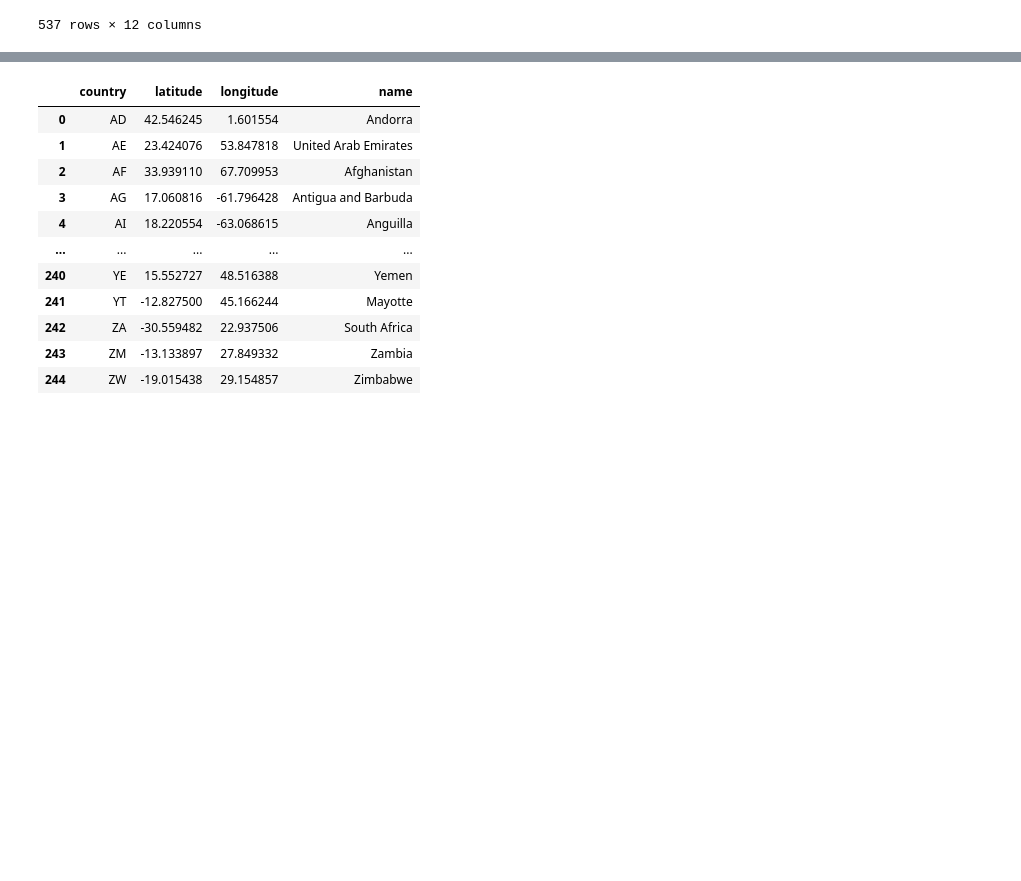
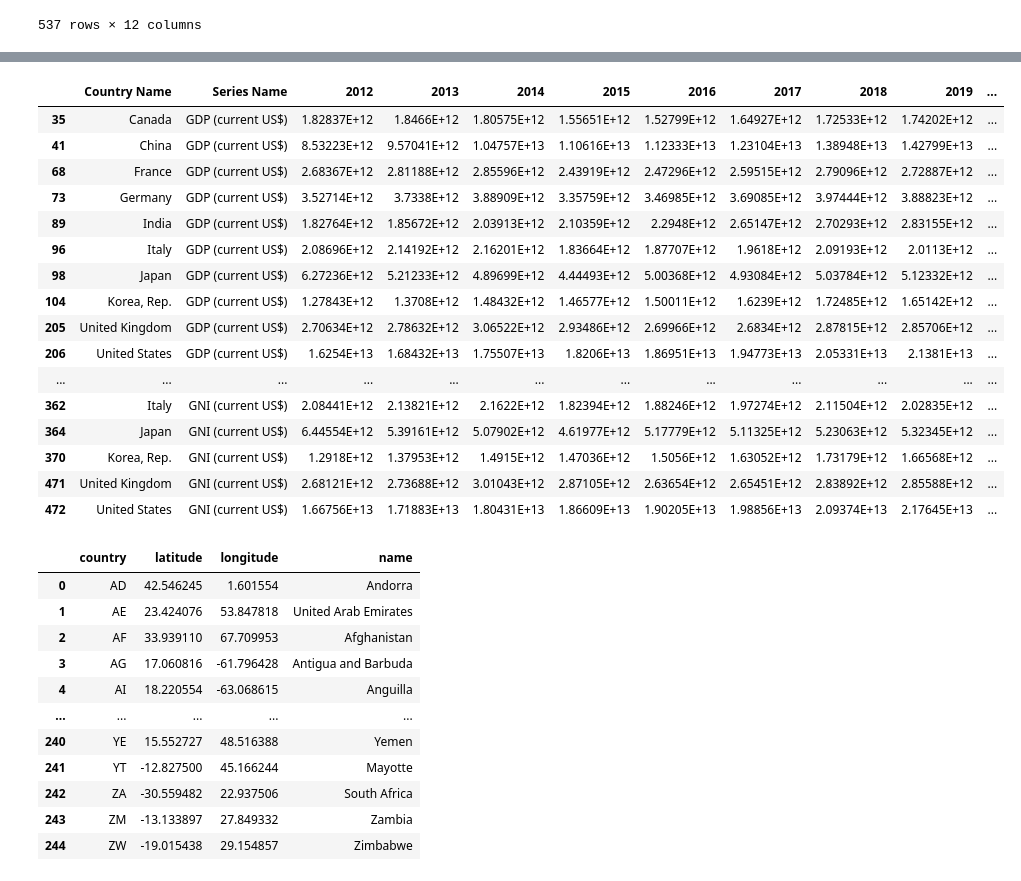
Before and after one commit to rasemanb/prioject3, a Jupyter notebook: Tables/Sql Data.ipynb, the cells around one changed output, grey strips where cells are left out. Drawn from its saved outputs; the diff is of its cells as text; code cells hidden in the pictures; blank space fills up the shorter version.

```diff
--- a/Tables/Sql Data.ipynb
+++ b/Tables/Sql Data.ipynb
@@ -38,6 +39,8 @@ data_df
 | 536 | NaN | Last Updated: 12/22/2022 | NaN | NaN | NaN | NaN | NaN | ... |
 537 rows × 12 columns
 # %%
+data_df.replace('..', np.nan, inplace=True)
+
 drop_df = data_df.dropna(how='any')
 drop_df
 # %% [output]
@@ -98,0 +60,12 @@ clean_df
+# %%
+rename_df = drop_df.rename(columns = {"2012 [YR2012]":"2012",
+                         "2013 [YR2013]":"2013",
+                         "2014 [YR2014]":"2014",
+                         "2015 [YR2015]":"2015",
+                         "2016 [YR2016]":"2016",
+                         "2017 [YR2017]":"2017",
+                         "2018 [YR2018]":"2018",
+                         "2019 [YR2019]":"2019",
+                         "2020 [YR2020]":"2020",
+                         "2021 [YR2021]":"2021"})
+rename_df
@@ -99,3 +86,24 @@ clean_df
+# %%
+clean_df = rename_df.loc[drop_df['Country Name'].isin(['United States', 'China', 'Japan', 'Germany', 'India', 'United Kingdom', 'France', 'Italy', 'Canada', 'Korea, Rep.'])]
+clean_df
+# %% [output]
+|  | Country Name | Series Name | 2012 | 2013 | 2014 | 2015 | 2016 | 2017 | 2018 | 2019 | ... |
+| 35 | Canada | GDP (current US$) | 1.82837E+12 | 1.8466E+12 | 1.80575E+12 | 1.55651E+12 | 1.52799E+12 | 1.64927E+12 | 1.72533E+12 | 1.74202E+12 | ... |
+| 41 | China | GDP (current US$) | 8.53223E+12 | 9.57041E+12 | 1.04757E+13 | 1.10616E+13 | 1.12333E+13 | 1.23104E+13 | 1.38948E+13 | 1.42799E+13 | ... |
+| 68 | France | GDP (current US$) | 2.68367E+12 | 2.81188E+12 | 2.85596E+12 | 2.43919E+12 | 2.47296E+12 | 2.59515E+12 | 2.79096E+12 | 2.72887E+12 | ... |
+| 73 | Germany | GDP (current US$) | 3.52714E+12 | 3.7338E+12 | 3.88909E+12 | 3.35759E+12 | 3.46985E+12 | 3.69085E+12 | 3.97444E+12 | 3.88823E+12 | ... |
+| 89 | India | GDP (current US$) | 1.82764E+12 | 1.85672E+12 | 2.03913E+12 | 2.10359E+12 | 2.2948E+12 | 2.65147E+12 | 2.70293E+12 | 2.83155E+12 | ... |
+| 96 | Italy | GDP (current US$) | 2.08696E+12 | 2.14192E+12 | 2.16201E+12 | 1.83664E+12 | 1.87707E+12 | 1.9618E+12 | 2.09193E+12 | 2.0113E+12 | ... |
+| 98 | Japan | GDP (current US$) | 6.27236E+12 | 5.21233E+12 | 4.89699E+12 | 4.44493E+12 | 5.00368E+12 | 4.93084E+12 | 5.03784E+12 | 5.12332E+12 | ... |
+| 104 | Korea, Rep. | GDP (current US$) | 1.27843E+12 | 1.3708E+12 | 1.48432E+12 | 1.46577E+12 | 1.50011E+12 | 1.6239E+12 | 1.72485E+12 | 1.65142E+12 | ... |
+| 205 | United Kingdom | GDP (current US$) | 2.70634E+12 | 2.78632E+12 | 3.06522E+12 | 2.93486E+12 | 2.69966E+12 | 2.6834E+12 | 2.87815E+12 | 2.85706E+12 | ... |
+| 206 | United States | GDP (current US$) | 1.6254E+13 | 1.68432E+13 | 1.75507E+13 | 1.8206E+13 | 1.86951E+13 | 1.94773E+13 | 2.05331E+13 | 2.1381E+13 | ... |
+| ... | ... | ... | ... | ... | ... | ... | ... | ... | ... | ... | ... |
+| 362 | Italy | GNI (current US$) | 2.08441E+12 | 2.13821E+12 | 2.1622E+12 | 1.82394E+12 | 1.88246E+12 | 1.97274E+12 | 2.11504E+12 | 2.02835E+12 | ... |
+| 364 | Japan | GNI (current US$) | 6.44554E+12 | 5.39161E+12 | 5.07902E+12 | 4.61977E+12 | 5.17779E+12 | 5.11325E+12 | 5.23063E+12 | 5.32345E+12 | ... |
+| 370 | Korea, Rep. | GNI (current US$) | 1.2918E+12 | 1.37953E+12 | 1.4915E+12 | 1.47036E+12 | 1.5056E+12 | 1.63052E+12 | 1.73179E+12 | 1.66568E+12 | ... |
+| 471 | United Kingdom | GNI (current US$) | 2.68121E+12 | 2.73688E+12 | 3.01043E+12 | 2.87105E+12 | 2.63654E+12 | 2.65451E+12 | 2.83892E+12 | 2.85588E+12 | ... |
+| 472 | United States | GNI (current US$) | 1.66756E+13 | 1.71883E+13 | 1.80431E+13 | 1.86609E+13 | 1.90205E+13 | 1.98856E+13 | 2.09374E+13 | 2.17645E+13 | ... |
 # %%
 coords_file = "./Resources/Coordinates.csv"
 place_df = pd.read_csv(coords_file, skiprows=0)
```
Also changed, not shown: parts of 8 cells of this notebook.
